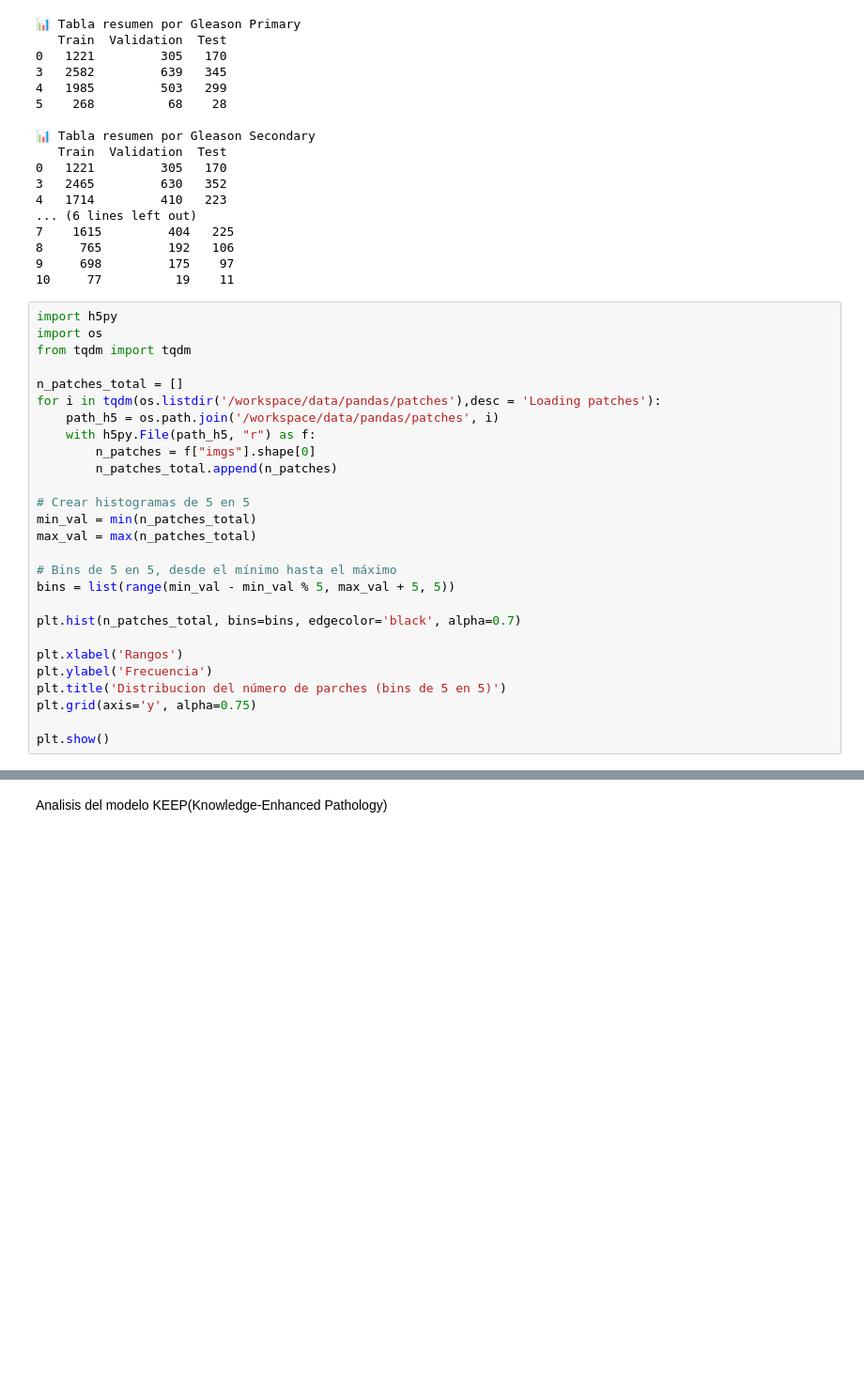
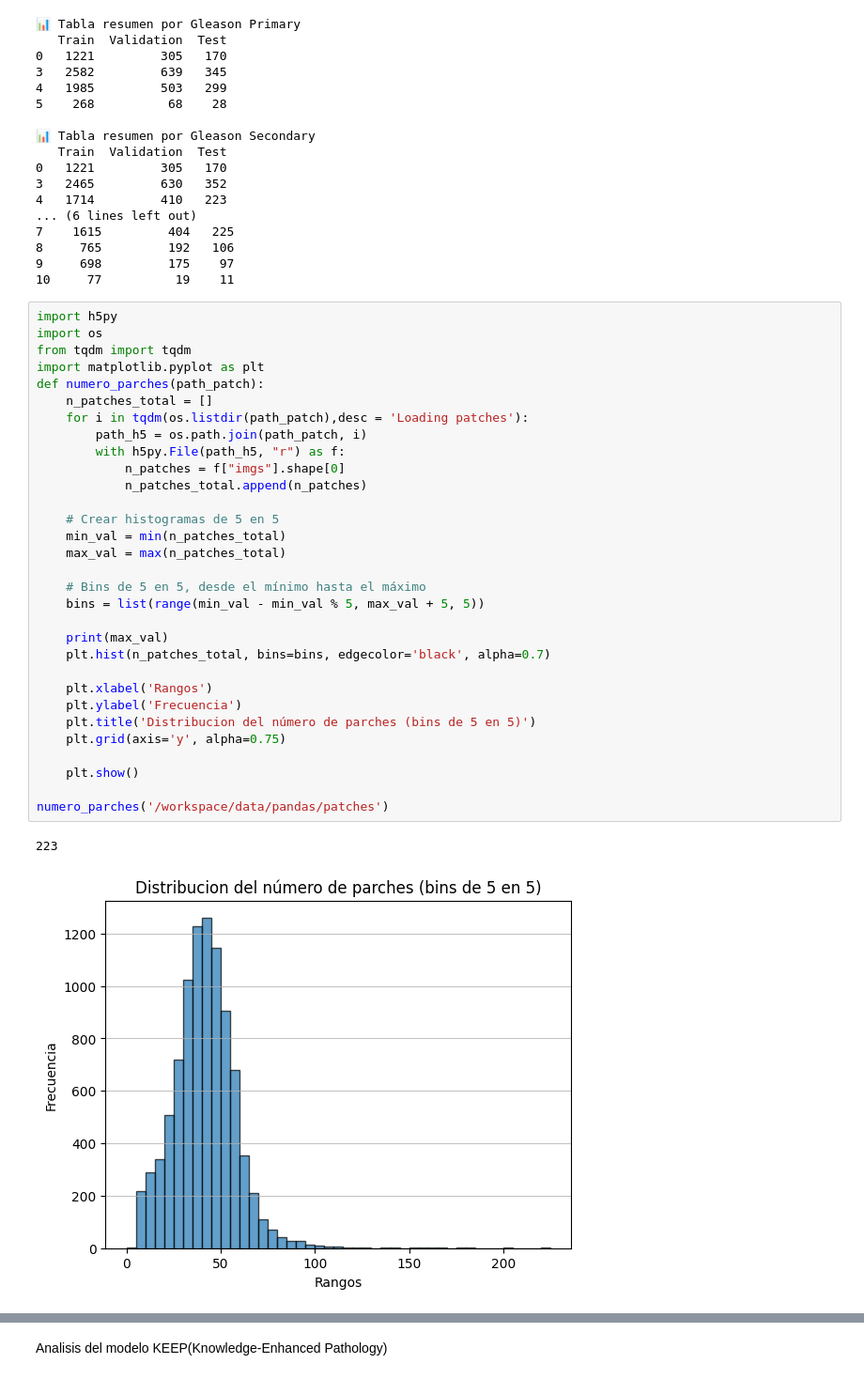
Before and after one commit to Nataliah612/Prost_Graph, a Jupyter notebook: notebooks/data_analysis.ipynb, the cells around one changed output, grey strips where cells are left out. Shown at 94% size. Cells and saved outputs as stored; diff of their text form; blank space fills up the shorter version.

```diff
--- a/notebooks/data_analysis.ipynb
+++ b/notebooks/data_analysis.ipynb
@@ -151,27 +151,34 @@ tabla = generar_tabla_resumen(df_pandas)
 # %%
 import h5py
 import os
 from tqdm import tqdm
+import matplotlib.pyplot as plt
+def numero_parches(path_patch):
+    n_patches_total = []
+    for i in tqdm(os.listdir(path_patch),desc = 'Loading patches'):
+        path_h5 = os.path.join(path_patch, i)
+        with h5py.File(path_h5, "r") as f:
+            n_patches = f["imgs"].shape[0]
+            n_patches_total.append(n_patches)
 
-n_patches_total = []
-for i in tqdm(os.listdir('/workspace/data/pandas/patches'),desc = 'Loading patches'):
-    path_h5 = os.path.join('/workspace/data/pandas/patches', i)
-    with h5py.File(path_h5, "r") as f:
-        n_patches = f["imgs"].shape[0]
-        n_patches_total.append(n_patches)
+    # Crear histogramas de 5 en 5
+    min_val = min(n_patches_total)
+    max_val = max(n_patches_total)
 
-# Crear histogramas de 5 en 5
-min_val = min(n_patches_total)
-max_val = max(n_patches_total)
+    # Bins de 5 en 5, desde el mínimo hasta el máximo
+    bins = list(range(min_val - min_val % 5, max_val + 5, 5))
 
-# Bins de 5 en 5, desde el mínimo hasta el máximo
-bins = list(range(min_val - min_val % 5, max_val + 5, 5))
+    print(max_val)
+    plt.hist(n_patches_total, bins=bins, edgecolor='black', alpha=0.7)
 
-plt.hist(n_patches_total, bins=bins, edgecolor='black', alpha=0.7)
+    plt.xlabel('Rangos')
+    plt.ylabel('Frecuencia')
+    plt.title('Distribucion del número de parches (bins de 5 en 5)')
+    plt.grid(axis='y', alpha=0.75)
 
-plt.xlabel('Rangos')
-plt.ylabel('Frecuencia')
-plt.title('Distribucion del número de parches (bins de 5 en 5)')
-plt.grid(axis='y', alpha=0.75)
+    plt.show()
 
-plt.show()
+numero_parches('/workspace/data/pandas/patches')
+# %% [output]
+223
+[figure, added]
```
Also changed, not shown: parts of 1 cell of this notebook, 3 other files.
